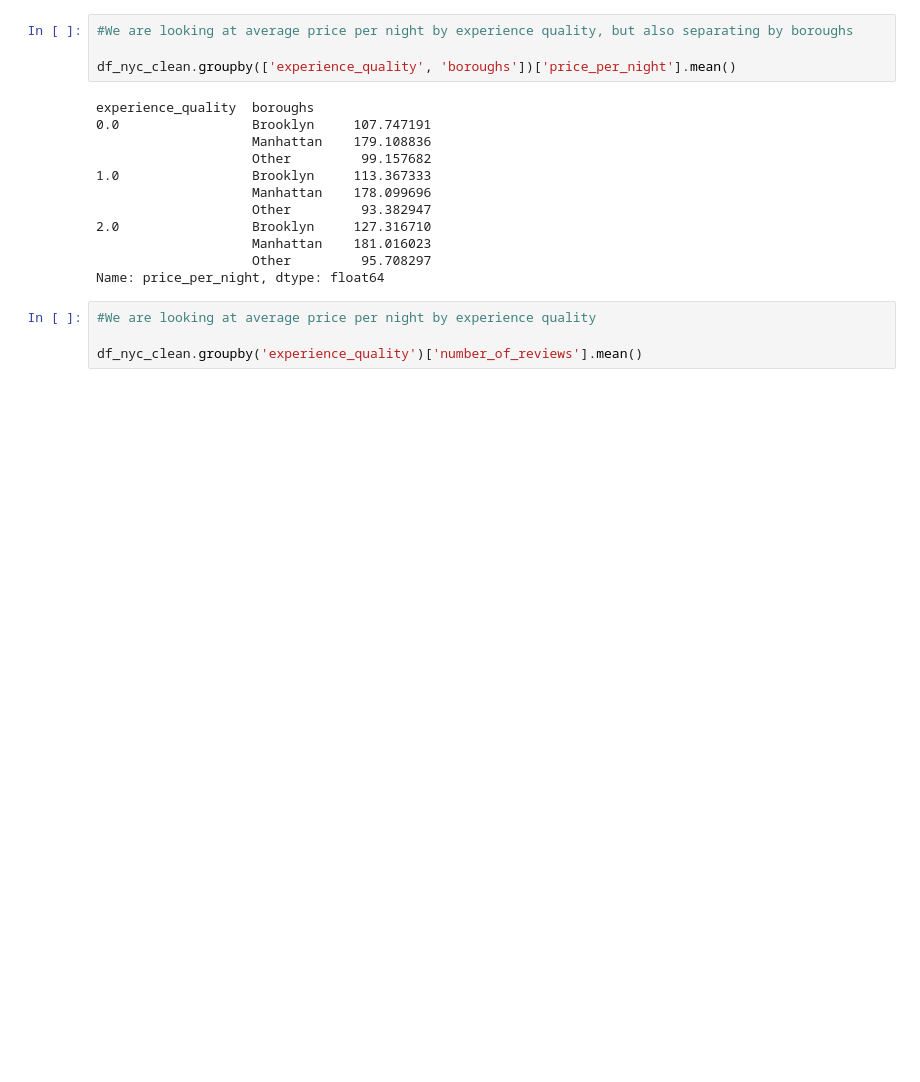
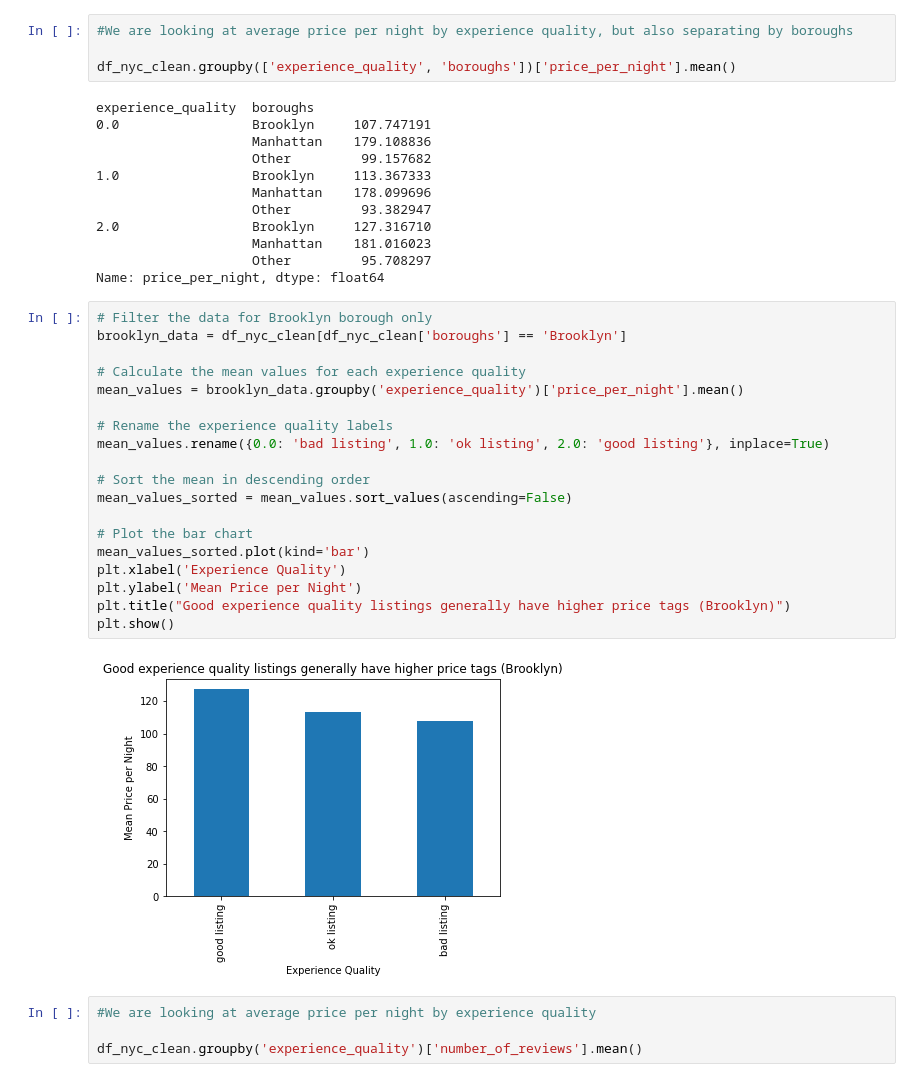
Before and after one commit to schoe4208/Airbnb-NYC-Predictive-Analysis, a Jupyter notebook: airbnb_notebook.ipynb, the cells around one changed output. Saved outputs shown, nothing was run; the diff lists cells and outputs as text; blank space fills up the shorter version.

```diff
--- a/airbnb_notebook.ipynb
+++ b/airbnb_notebook.ipynb
@@ -1033,6 +855,27 @@ experience_quality  boroughs
                     Manhattan    181.016023
                     Other         95.708297
 Name: price_per_night, dtype: float64
+# %%
+# Filter the data for Brooklyn borough only
+brooklyn_data = df_nyc_clean[df_nyc_clean['boroughs'] == 'Brooklyn']
+
+# Calculate the mean values for each experience quality
+mean_values = brooklyn_data.groupby('experience_quality')['price_per_night'].mean()
+
+# Rename the experience quality labels
+mean_values.rename({0.0: 'bad listing', 1.0: 'ok listing', 2.0: 'good listing'}, inplace=True)
+
+# Sort the mean in descending order
+mean_values_sorted = mean_values.sort_values(ascending=False)
+
+# Plot the bar chart
+mean_values_sorted.plot(kind='bar')
+plt.xlabel('Experience Quality')
+plt.ylabel('Mean Price per Night')
+plt.title("Good experience quality listings generally have higher price tags (Brooklyn)")
+plt.show()
+# %% [output]
+[figure, added]
 # %%
 #We are looking at average price per night by experience quality
 
```
Also changed, not shown: parts of 73 cells of this notebook.
